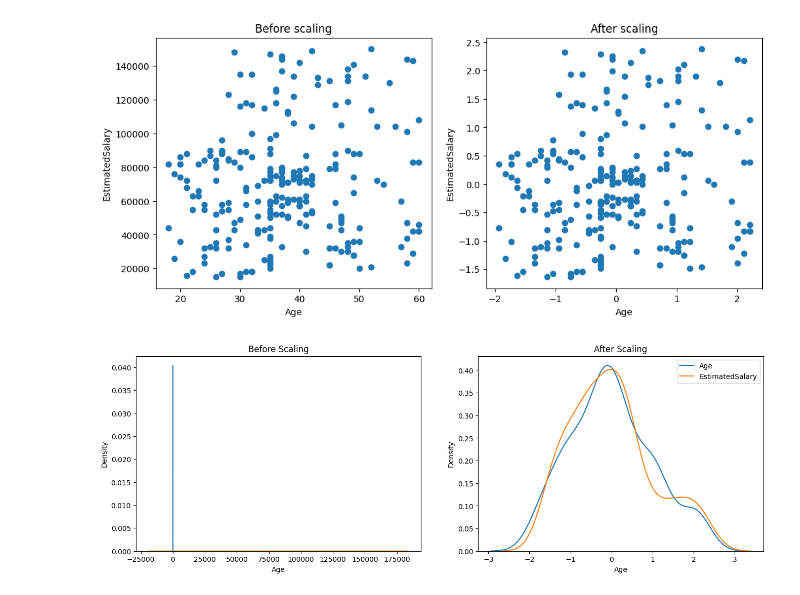
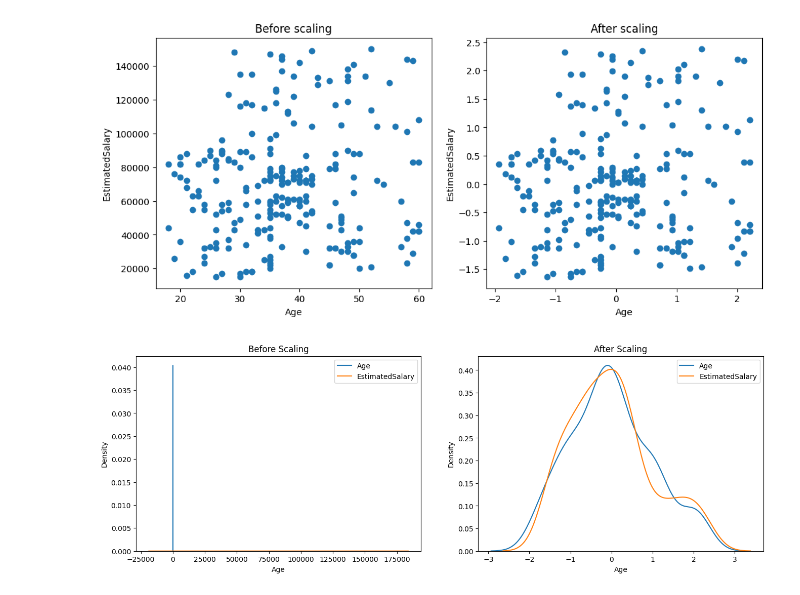
Before and after one commit to kgarg-dev/ML-kgarg-dev, a Jupyter notebook: Feature Engineering/Standardization.ipynb, the cells around one changed output. Cells and saved outputs as stored; diff of their text form; code cells hidden in the pictures.

```diff
--- a/Feature Engineering/Standardization.ipynb
+++ b/Feature Engineering/Standardization.ipynb
@@ -180,19 +180,20 @@ plt.show()
 # %%
 fig, (ax1, ax2) = plt.subplots(ncols=2, figsize=(16, 5))
 
 # before scaling
 ax1.set_title('Before Scaling')
 sns.kdeplot(X_train['Age'], ax=ax1,label='Age')
 sns.kdeplot(X_train['EstimatedSalary'], ax=ax1,label='EstimatedSalary')
-plt.legend()
+ax1.legend()
 
 # after scaling
 ax2.set_title('After Scaling')
 sns.kdeplot(X_train_scaled['Age'], ax=ax2,label='Age')
 sns.kdeplot(X_train_scaled['EstimatedSalary'], ax=ax2,label='EstimatedSalary')
-plt.legend()
+ax2.legend()
+
 plt.show()
 
 #It becomes easier to compare features on the same scale, which can improve the performance of machine learning algorithms.
 # %% [output]
-[figure, old version]
+[figure, new version]
```
